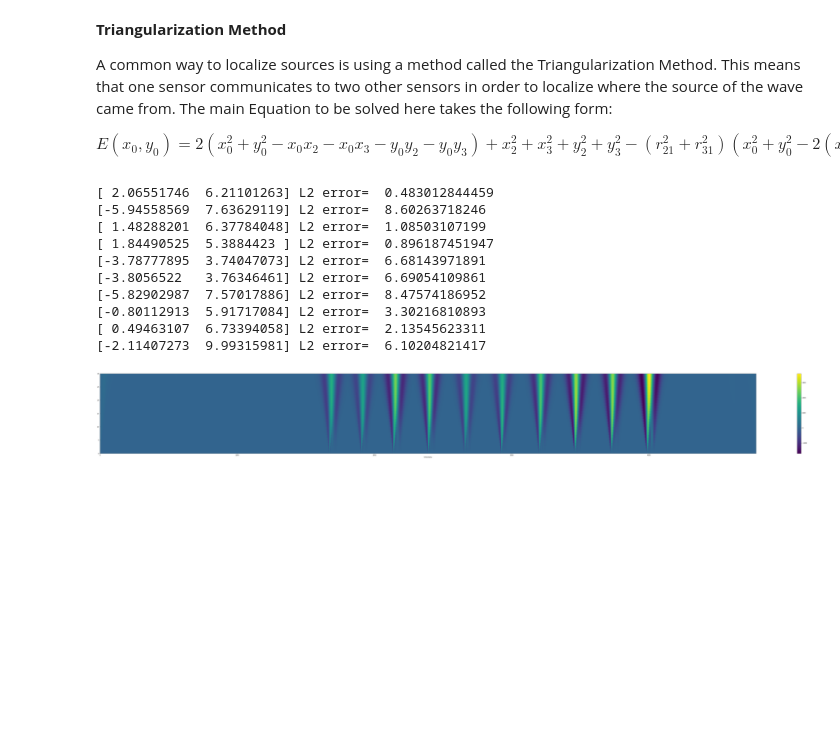
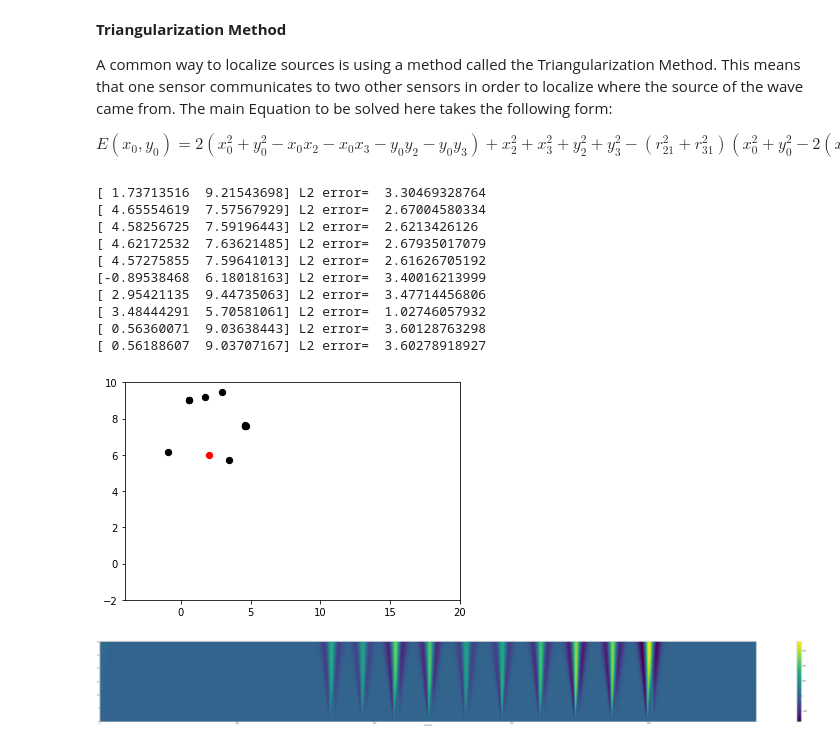
Before and after one commit to sarahaguasvivas/source-local-board, a Jupyter notebook: Source_Local_Method2.ipynb, the cells around one changed output. Saved outputs shown, nothing was run; the diff lists cells and outputs as text; code cells hidden in the pictures; blank space fills up the shorter version.

```diff
--- a/Source_Local_Method2.ipynb
+++ b/Source_Local_Method2.ipynb
@@ -262,57 +270,58 @@ with open(f) as file: #this loop will be replaced by some pyserial readline inst
         if j>= window_size:
 
             yesno1, right1, sensdata1, timelast= Event(Window1, right1,TimeWindow, timelast)
             sensdata2= Window2[-1]
             sensdata3= Window3[-1]
             sensdata4= Window4[-1]
             sensdata5= Window5[-1]
             sensdata6= Window6[-1]
 
             if yesno1==1:
                 listsens= (sensdata1, sensdata2, sensdata3, sensdata4, sensdata5, sensdata6)
                 listsens1= (Window1, Window2, Window3, Window4, Window5, Window6)
                 pair1= Breeding(listsens, 0) #sensor1 will start at 0
                 x1= Hash[1][0]
                 y1= Hash[1][1]
                 x2= Hash[pair1[0]+1][0]
                 y2= Hash[pair1[0]+1][1]
                 x3= Hash[pair1[1]+1][0]
                 y3= Hash[pair1[1]+1][1]
                 s1= sensdata1
                 s2= listsens[pair1[0]]
                 s3= listsens[pair1[1]]
                 ss1= listsens1[0]
                 ss2= listsens1[pair1[0]]
                 ss3= listsens1[pair1[1]]
 
-                t12= np.amax(signal.correlate(np.asarray(ss1, dtype=np.float64),np.asarray(ss2, dtype=np.float64), mode='same'))
-                t23= np.amax(signal.correlate(np.asarray(ss2, dtype=np.float64),np.asarray(ss3, dtype=np.float64), mode='same'))
-                t31= np.amax(signal.correlate(np.asarray(ss3, dtype=np.float64),np.asarray(ss1, dtype=np.float64), mode='same'))
+                t12= np.amax(np.correlate(np.asarray(ss1, dtype=np.float64),np.asarray(ss2, dtype=np.float64), mode='full'))
+                t23= np.amax(np.correlate(np.asarray(ss2, dtype=np.float64),np.asarray(ss3, dtype=np.float64), mode='full'))
+                t31= np.amax(np.correlate(np.asarray(ss3, dtype=np.float64),np.asarray(ss1, dtype=np.float64), mode='full'))
 
-                u,i= SourceLoc(float(s1),float(s2),float(s3),[.5,.5],x1,x2,x3,y1,y2,y3,t12,t23,t31,rtol=1e-20,maxit=50,
-                               epsilon=1e-10,verbose= False)
+                u,i= SourceLoc(float(s1),float(s2),float(s3),[.1,.1],x1,x2,x3,y1,y2,y3,t12,t23,t31,rtol=1e-20,maxit=50,
+                               epsilon=1e-8,verbose= False)
 
-                #pyplot.scatter(u[0]/2, u[1]/2, c='k', s=40)
-                #pyplot.xlim(xmin= -4)
-                #pyplot.xlim(xmax= 20)
-                #pyplot.ylim(ymin= -2)
-                #pyplot.ylim(ymax= 10)
-                error= ((u[0]/2-2.5)**2+ (u[1]/2-6)**2)**(1/2)
-                print(u/2, "L2 error= ", error)
+                pyplot.scatter(u[0], u[1], c='k', s=40)
+                pyplot.xlim(xmin= -4)
+                pyplot.xlim(xmax= 20)
+                pyplot.ylim(ymin= -2)
+                pyplot.ylim(ymax= 10)
+                error= ((u[0]-2.5)**2+ (u[1]-6)**2)**(1/2)
+                print(u, "L2 error= ", error)
 
-#pyplot.scatter(2.5, 5, c='r', s=40)
-#pyplot.show()
+pyplot.scatter(2, 6, c='r', s=40)
+pyplot.show()
 # %% [output]
-[ 2.06551746  6.21101263] L2 error=  0.483012844459
-[-5.94558569  7.63629119] L2 error=  8.60263718246
-[ 1.48288201  6.37784048] L2 error=  1.08503107199
-[ 1.84490525  5.3884423 ] L2 error=  0.896187451947
-[-3.78777895  3.74047073] L2 error=  6.68143971891
-[-3.8056522   3.76346461] L2 error=  6.69054109861
-[-5.82902987  7.57017886] L2 error=  8.47574186952
-[-0.80112913  5.91717084] L2 error=  3.30216810893
-[ 0.49463107  6.73394058] L2 error=  2.13545623311
-[-2.11407273  9.99315981] L2 error=  6.10204821417
+[ 1.73713516  9.21543698] L2 error=  3.30469328764
+[ 4.65554619  7.57567929] L2 error=  2.67004580334
+[ 4.58256725  7.59196443] L2 error=  2.6213426126
+[ 4.62172532  7.63621485] L2 error=  2.67935017079
+[ 4.57275855  7.59641013] L2 error=  2.61626705192
+[-0.89538468  6.18018163] L2 error=  3.40016213999
+[ 2.95421135  9.44735063] L2 error=  3.47714456806
+[ 3.48444291  5.70581061] L2 error=  1.02746057932
+[ 0.56360071  9.03638443] L2 error=  3.60128763298
+[ 0.56188607  9.03707167] L2 error=  3.60278918927
+[figure, added]
 # %%
 fig1=pyplot.figure(figsize=(100,10))
 widths = np.arange(1, 31)
```
Also changed, not shown: parts of 2 cells of this notebook.
